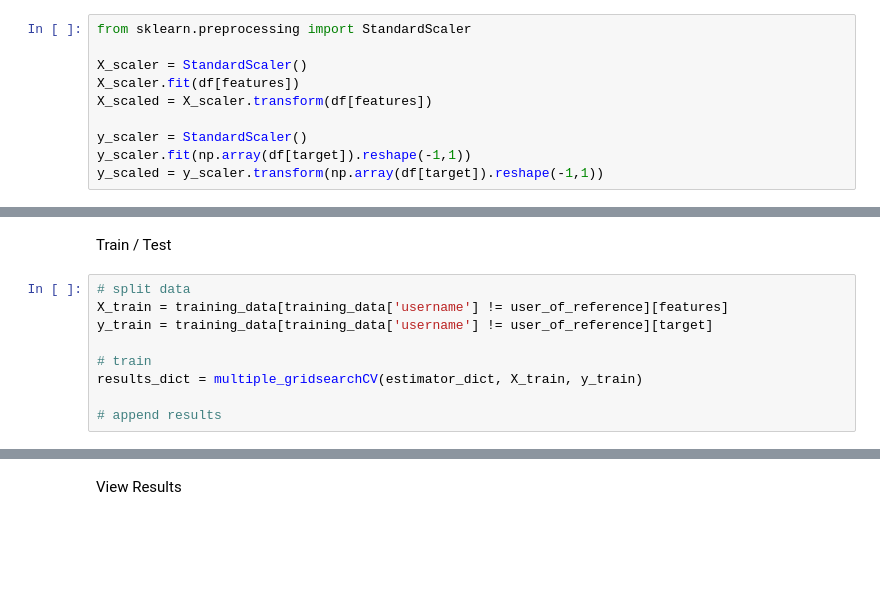
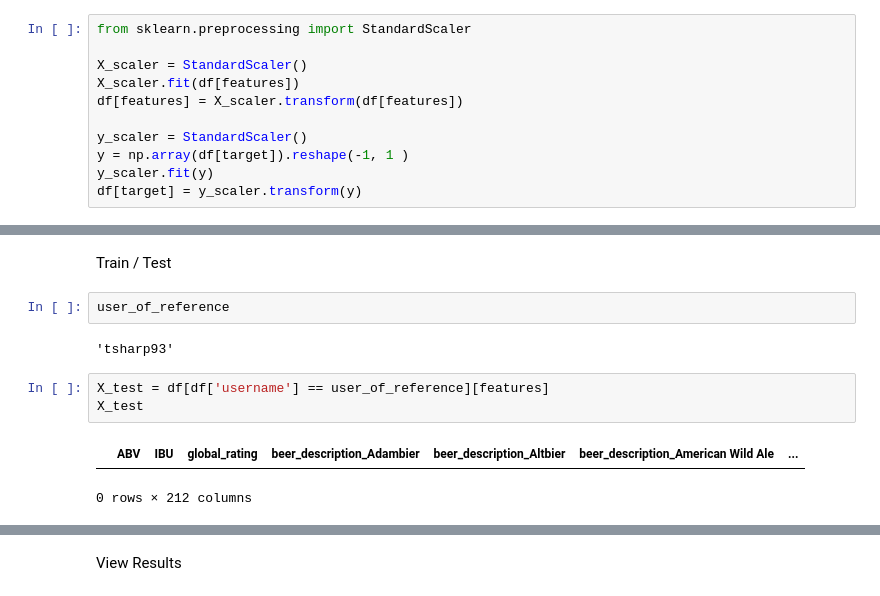
Before and after one commit to tomsharp/BeerMe, a Jupyter notebook: notebooks/Pipeline.ipynb, the cells around one changed output, grey strips where cells are left out. Cells and saved outputs as stored; diff of their text form; blank space fills up the shorter version.

```diff
--- a/notebooks/Pipeline.ipynb
+++ b/notebooks/Pipeline.ipynb
@@ -236,10 +230,11 @@ from sklearn.preprocessing import StandardScaler
 
 X_scaler = StandardScaler()
 X_scaler.fit(df[features])
-X_scaled = X_scaler.transform(df[features])
+df[features] = X_scaler.transform(df[features])
 
 y_scaler = StandardScaler()
-y_scaler.fit(np.array(df[target]).reshape(-1,1))
-y_scaled = y_scaler.transform(np.array(df[target]).reshape(-1,1))
+y = np.array(df[target]).reshape(-1, 1 )
+y_scaler.fit(y)
+df[target] = y_scaler.transform(y)
 # %% [markdown]
 ## 4. Build Models
@@ -334,12 +609,13 @@ print(len(training_data))
 1175
 # %% [markdown]
 Train / Test
-# %%
-# split data
-X_train = training_data[training_data['username'] != user_of_reference][features]
-y_train = training_data[training_data['username'] != user_of_reference][target]
-
-# train
-results_dict = multiple_gridsearchCV(estimator_dict, X_train, y_train)
-
-# append results
+# %%
+user_of_reference
+# %% [output]
+'tsharp93'
+# %%
+X_test = df[df['username'] == user_of_reference][features]
+X_test
+# %% [output]
+|  | ABV | IBU | global_rating | beer_description_Adambier | beer_description_Altbier | beer_description_American Wild Ale | ... |
+0 rows × 212 columns
```
Also changed, not shown: parts of 24 cells of this notebook.
